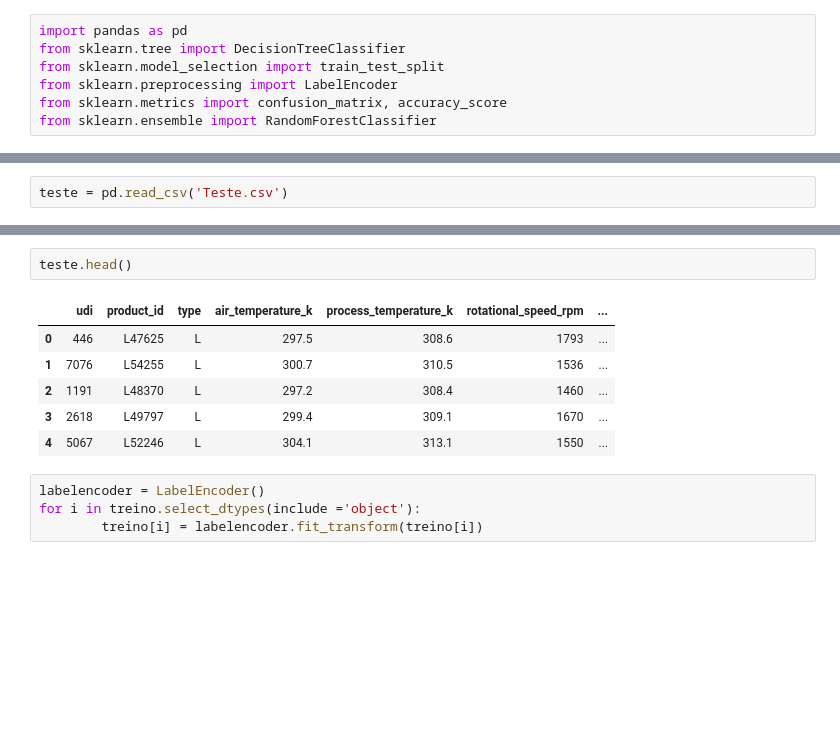
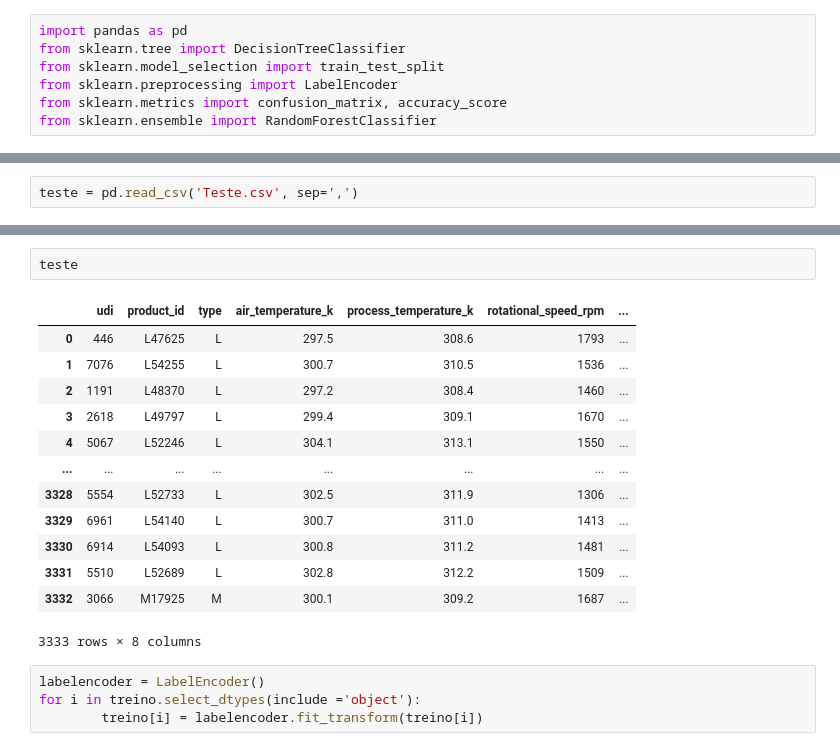
Before and after one commit to PedroAtemRibeiro/AnalisePreditiva, a Jupyter notebook: AnalisePreditiva.ipynb, the cells around one changed output, grey strips where cells are left out. Drawn from its saved outputs; the diff is of its cells as text; blank space fills up the shorter version.

```diff
--- a/AnalisePreditiva.ipynb
+++ b/AnalisePreditiva.ipynb
@@ -47,3 +47,3 @@ treino = pd.read_csv('Treino.csv')
 # %%
-teste = pd.read_csv('Teste.csv')
+teste = pd.read_csv('Teste.csv', sep=',')
 # %%
@@ -58,12 +65,19 @@ treino.head()
 # %%
-teste.head()
+teste
 # %% [output]
 |  | udi | product_id | type | air_temperature_k | process_temperature_k | rotational_speed_rpm | ... |
 | 0 | 446 | L47625 | L | 297.5 | 308.6 | 1793 | ... |
 | 1 | 7076 | L54255 | L | 300.7 | 310.5 | 1536 | ... |
 | 2 | 1191 | L48370 | L | 297.2 | 308.4 | 1460 | ... |
 | 3 | 2618 | L49797 | L | 299.4 | 309.1 | 1670 | ... |
 | 4 | 5067 | L52246 | L | 304.1 | 313.1 | 1550 | ... |
+| ... | ... | ... | ... | ... | ... | ... | ... |
+| 3328 | 5554 | L52733 | L | 302.5 | 311.9 | 1306 | ... |
+| 3329 | 6961 | L54140 | L | 300.7 | 311.0 | 1413 | ... |
+| 3330 | 6914 | L54093 | L | 300.8 | 311.2 | 1481 | ... |
+| 3331 | 5510 | L52689 | L | 302.8 | 312.2 | 1509 | ... |
+| 3332 | 3066 | M17925 | M | 300.1 | 309.2 | 1687 | ... |
+3333 rows × 8 columns
 # %%
 labelencoder = LabelEncoder()
 for i in treino.select_dtypes(include ='object'):
```
Also changed, not shown: parts of 28 cells of this notebook.
